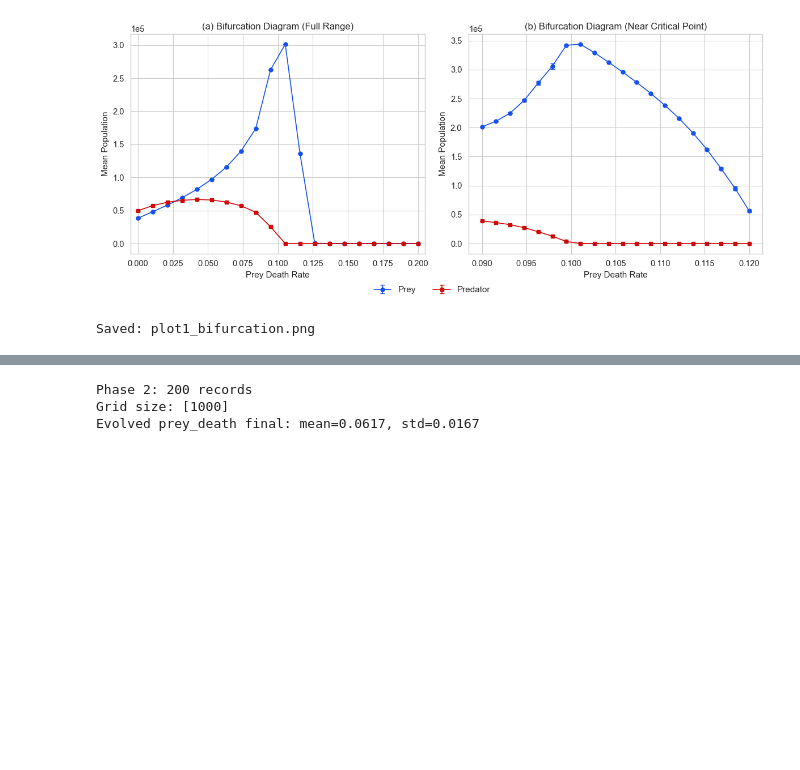
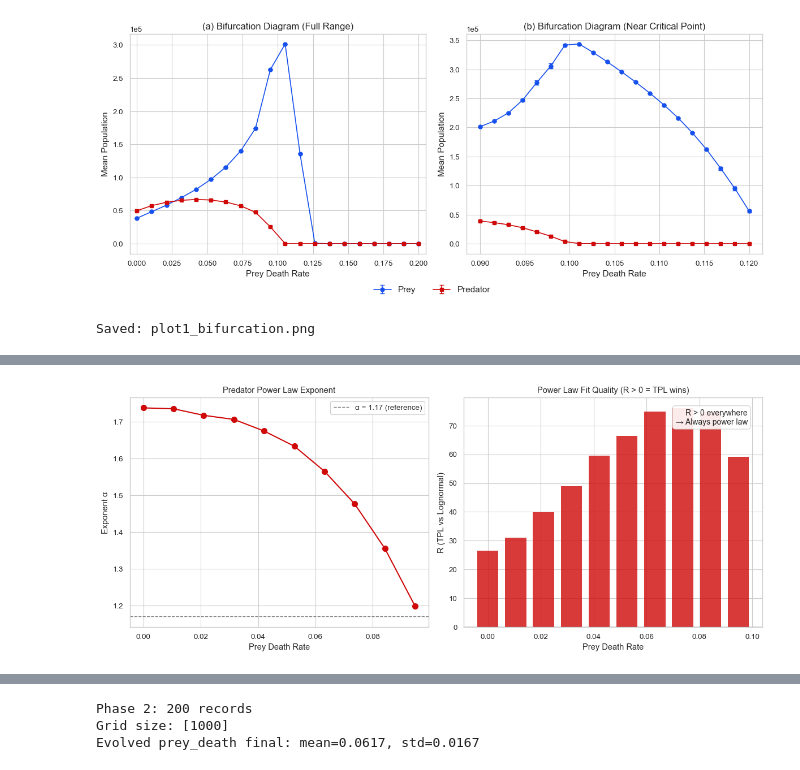
Before and after one commit to codegithubka/CSS_Project, a Jupyter notebook: notebooks/plots.ipynb, the cells around one changed output, grey strips where cells are left out. Cells and saved outputs as stored; diff of their text form; code cells hidden in the pictures; blank space fills up the shorter version.

```diff
--- a/notebooks/plots.ipynb
+++ b/notebooks/plots.ipynb
@@ -314,0 +416,57 @@ plt.show()
+# %%
+# === Predator α Across All Prey Death Values ===
+
+prey_deaths_p1 = sorted(df_phase1['prey_death'].unique())
+
+results = []
+for pd_val in prey_deaths_p1:
+    pred_clusters = get_cluster_distribution(df_phase1, pd_val, 'pred')
+
+    if len(pred_clusters) < 100:
+        continue
+
+    fit = powerlaw.Fit(pred_clusters, discrete=True, xmin=1, verbose=False)
+    R_tpl_ln, _ = fit.distribution_compare('truncated_power_law', 'lognormal', normalized_ratio=True)
+
+    results.append({
+        'prey_death': pd_val,
+        'n_clusters': len(pred_clusters),
+        'max_size': pred_clusters.max(),
+        'alpha': fit.truncated_power_law.alpha,
+        'R_tpl_ln': R_tpl_ln
+    })
+
+results_df = pd.DataFrame(results)
+
+# === Plot ===
+fig, axes = plt.subplots(1, 2, figsize=(12, 5))
+
+# Left: α vs prey_death
+ax1 = axes[0]
+ax1.plot(results_df['prey_death'], results_df['alpha'], 'o-',
+         color=COLORS['predator'], markersize=7, linewidth=1.5)
+ax1.axhline(1.17, color='0.5', linestyle='--', linewidth=1, label='α = 1.17 (reference)')
+ax1.set_xlabel('Prey Death Rate')
+ax1.set_ylabel('Exponent α')
+ax1.set_title('Predator Power Law Exponent')
+ax1.legend(loc='upper right', framealpha=0.95)
+
+# Right: R vs prey_death
+ax2 = axes[1]
+bars = ax2.bar(results_df['prey_death'], results_df['R_tpl_ln'],
+               width=0.008, color=COLORS['predator'], alpha=0.8, edgecolor='none')
+ax2.axhline(0, color='0.3', linewidth=1)
+ax2.set_xlabel('Prey Death Rate')
+ax2.set_ylabel('R (TPL vs Lognormal)')
+ax2.set_title('Power Law Fit Quality (R > 0 = TPL wins)')
+
+# Add annotation
+ax2.text(0.95, 0.95, 'R > 0 everywhere\n→ Always power law',
+         transform=ax2.transAxes, ha='right', va='top', fontsize=10,
+         bbox=dict(boxstyle='round,pad=0.4', facecolor='white', edgecolor='0.8', alpha=0.9))
+
+plt.tight_layout()
+plt.savefig('plot_predator_alpha_sweep.png', dpi=150, bbox_inches='tight')
+plt.show()
+# %% [output]
+[figure, added]
```
Also changed, not shown: parts of 75 cells of this notebook, 14 other files.
